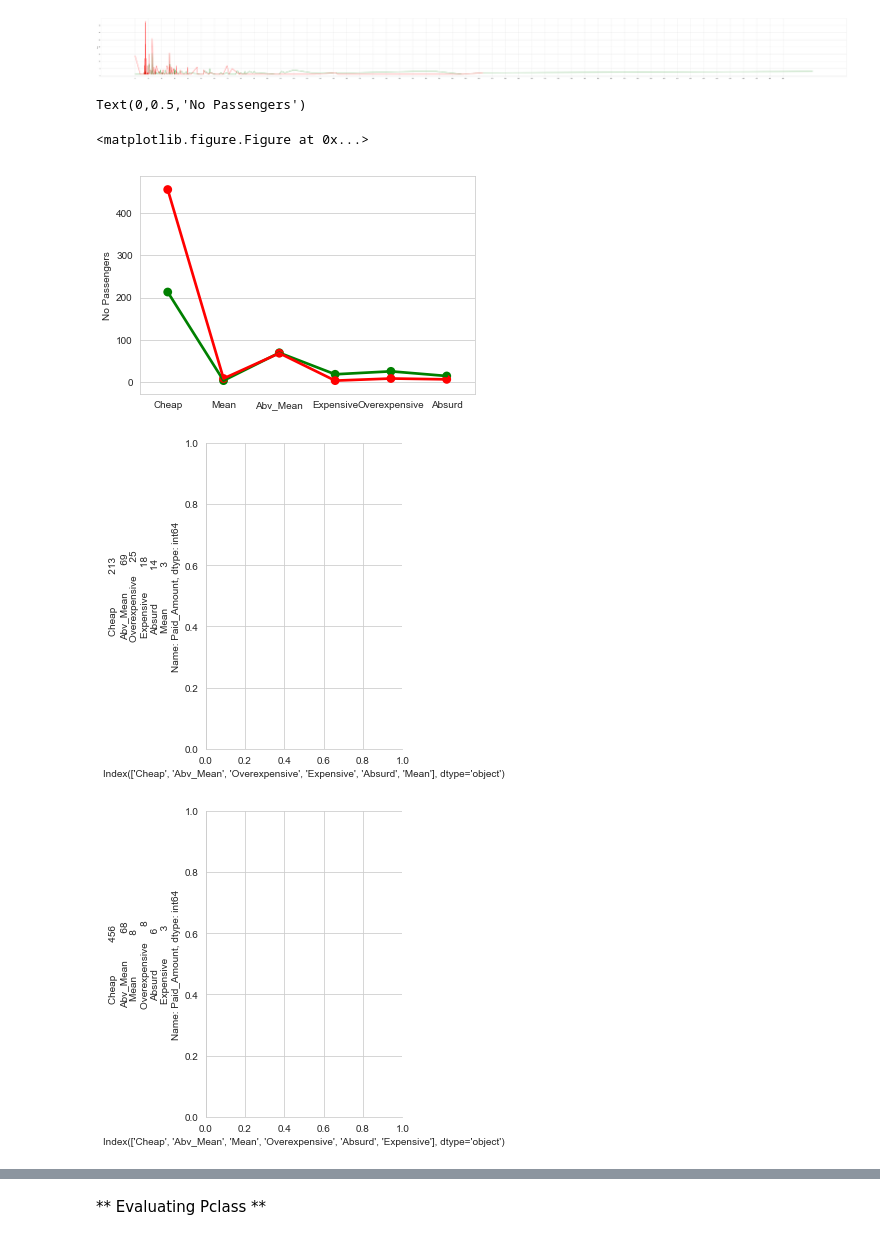
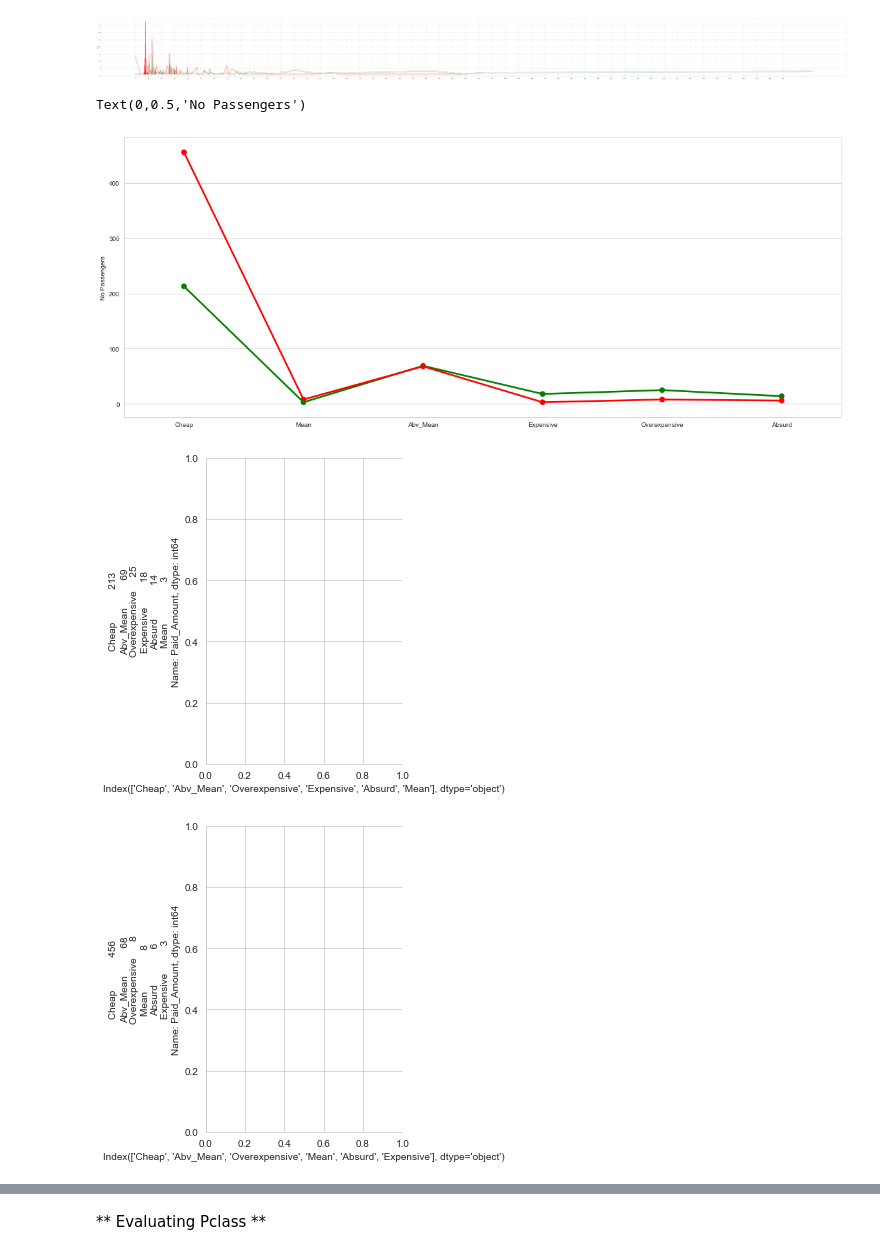
Before and after one commit to aksmiyazaki/machine_learning, a Jupyter notebook: kaggle/titanic/titanic_work-RandomForests.ipynb, the cells around one changed output, grey strips where cells are left out. Cells and saved outputs as stored; diff of their text form; code cells hidden in the pictures.

```diff
--- a/kaggle/titanic/titanic_work-RandomForests.ipynb
+++ b/kaggle/titanic/titanic_work-RandomForests.ipynb
@@ -485,17 +484,17 @@ plt.xticks(np.arange(0,500,10))
  <a list of 50 Text xticklabel objects>)
 [figure]
 # %%
-plt.figure(figsize=(12,8))
-f, (ax1) = plt.subplots(1, 1, sharey=True, sharex=True)
+f, (ax1) = plt.subplots(1, 1, sharey=True, sharex=True, figsize=(20,8))
 
 sns.catplot(x=train_survived['Paid_Amount'].value_counts().index, y=train_survived['Paid_Amount'].value_counts(), data=train_survived,
-            order=['Cheap', 'Mean', 'Abv_Mean', 'Expensive', 'Overexpensive', 'Absurd'], kind='point', alpha=0.5, color='g', ax=ax1, label='Survived')
+            order=['Cheap', 'Mean', 'Abv_Mean', 'Expensive', 'Overexpensive', 'Absurd'], kind='point', alpha=0.5, color='g', ax=ax1, label='Survived', )
 sns.catplot(x=train_died['Paid_Amount'].value_counts().index, y=train_died['Paid_Amount'].value_counts(), data=train_survived,
             order=['Cheap', 'Mean', 'Abv_Mean', 'Expensive', 'Overexpensive', 'Absurd'], kind='point', alpha=0.5, color='r', ax=ax1, label='Died')
 ax1.set_ylabel('No Passengers')
+
+#Ignoring the 2 blank plots below, I think that fare can inpact in preditions and our categorical feature is good.
 # %% [output]
 Text(0,0.5,'No Passengers')
-<matplotlib.figure.Figure at 0x...>
-[figure, old version]
+[figure, new version]
 [figure]
-[figure, old version]
+[figure, new version]
```
Also changed, not shown: parts of 20 cells of this notebook, 1 other file.
